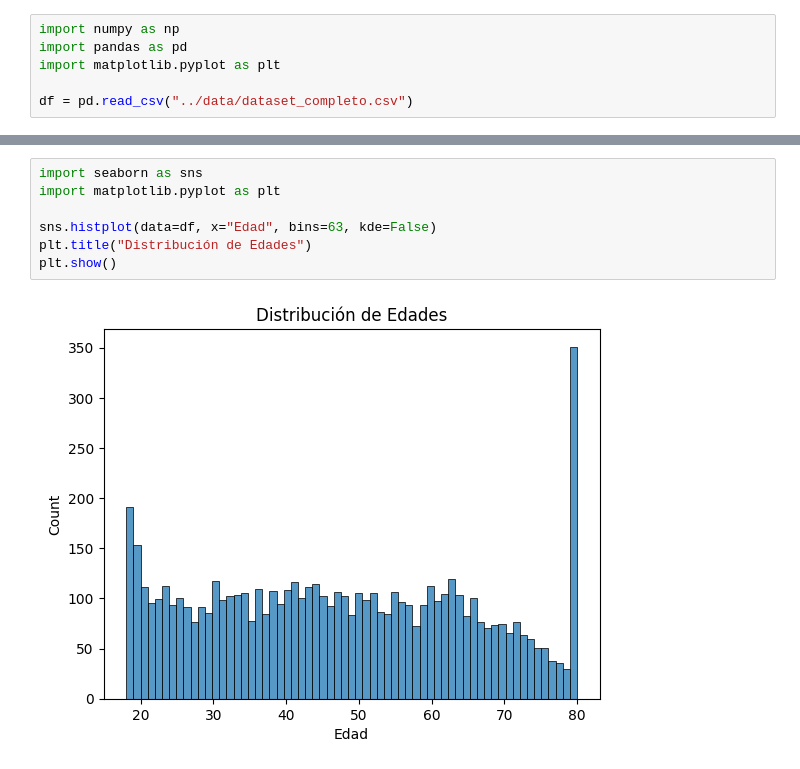
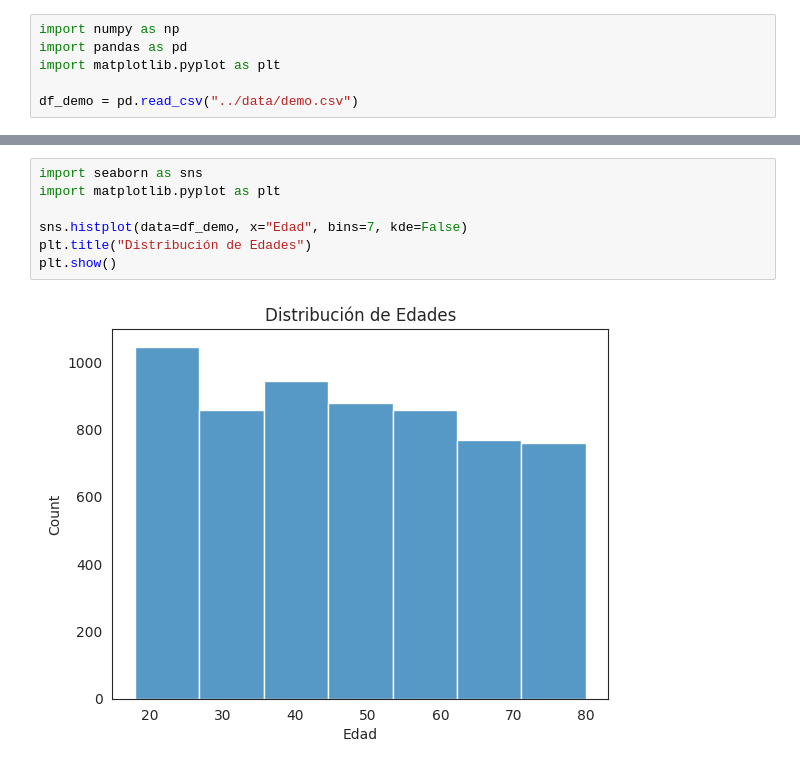
Before and after one commit to salva1984/kokoa-analisis-salud-mental, a Jupyter notebook: notebooks/04-analisis.ipynb, the cells around one changed output, grey strips where cells are left out. Cells and saved outputs as stored; diff of their text form.

```diff
--- a/notebooks/04-analisis.ipynb
+++ b/notebooks/04-analisis.ipynb
@@ -5,5 +5,5 @@ import numpy as np
 import pandas as pd
 import matplotlib.pyplot as plt
 
-df = pd.read_csv("../data/dataset_completo.csv")
+df_demo = pd.read_csv("../data/demo.csv")
 # %%
@@ -25,9 +28,9 @@ plt.show()
 # %%
 import seaborn as sns
 import matplotlib.pyplot as plt
 
-sns.histplot(data=df, x="Edad", bins=63, kde=False)
+sns.histplot(data=df_demo, x="Edad", bins=7, kde=False)
 plt.title("Distribución de Edades")
 plt.show()
 # %% [output]
-[figure, old version]
+[figure, new version]
```
Also changed, not shown: parts of 28 cells of this notebook, 6 other files.
